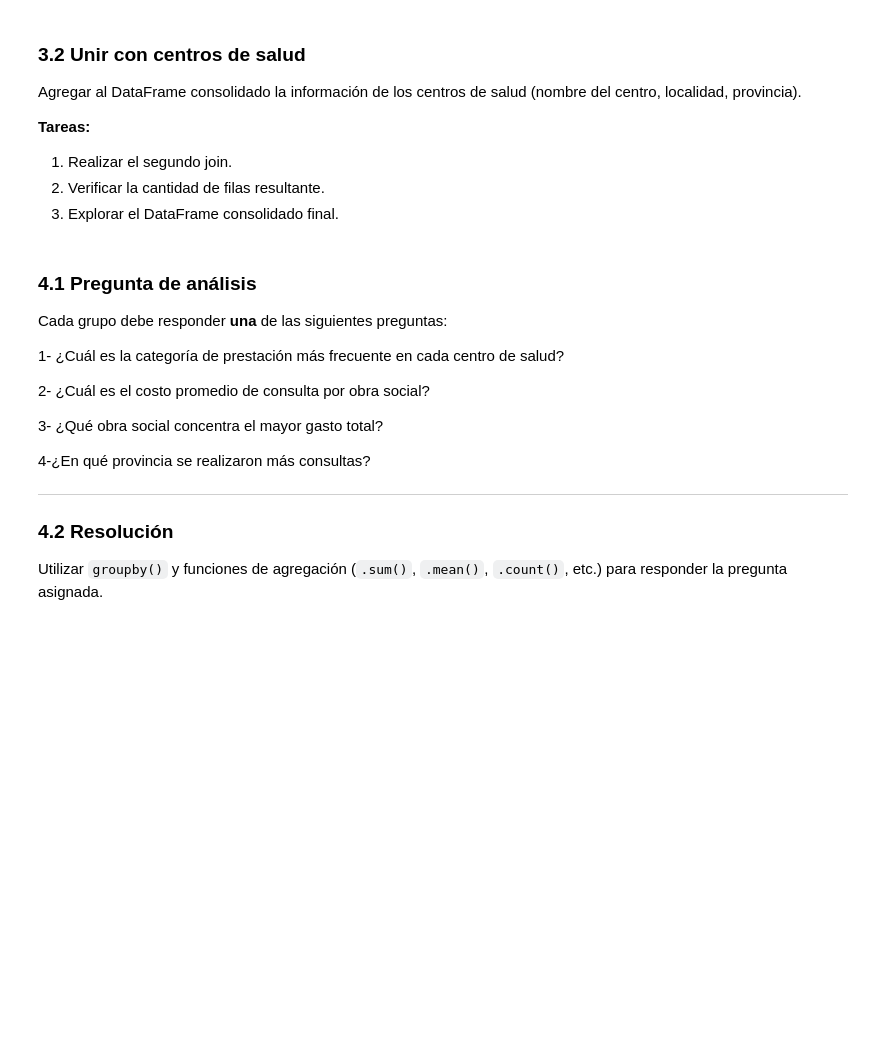
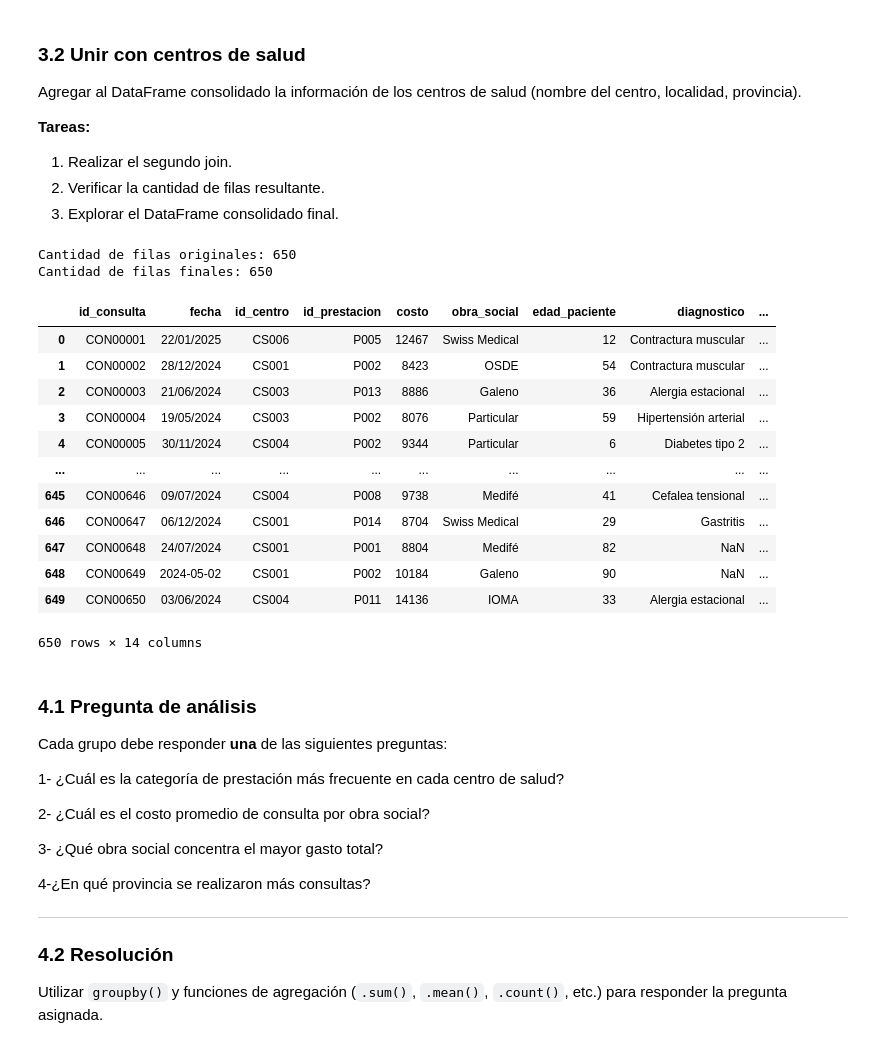
Before and after one commit to baubyte/CienciaDeDatos, a Jupyter notebook: Semana_4/Ejercicios/Taller_centros_de_salud_v3.ipynb, the cells around one changed output. Saved outputs shown, nothing was run; the diff lists cells and outputs as text; code cells hidden in the pictures; blank space fills up the shorter version.

```diff
--- a/Semana_4/Ejercicios/Taller_centros_de_salud_v3.ipynb
+++ b/Semana_4/Ejercicios/Taller_centros_de_salud_v3.ipynb
@@ -243,7 +315,8 @@ Algunos nombres de centros tienen espacios dobles o espacios al inicio/final.
 # %%
 # Limpiar los nombres de centros de salud
 # Sugerencia: investigar .str.strip() y .str.replace() con expresiones regulares
-sucursales['nombre_centro'] = sucursales['nombre_centro'].str.strip().str.replace(' +',' ')
+df_sucursales['nombre_centro'] = df_sucursales['nombre_centro'].str.strip(
+).str.replace(' +', ' ', regex=True)
 # %% [markdown]
 ### 2.3 Diagnóstico de los datos limpios
 
@@ -280,3 +394,5 @@ Agregar al DataFrame consolidado la información de los centros de salud (nombre
 3. Explorar el DataFrame consolidado final.
 # %%
 # Unir con centros de salud
+df_consultas_prestaciones_centros = pd.merge(
+    df_consultas_prestaciones, df_sucursales[['nombre_centro', 'localidad', 'provincia', 'id_centro']], on='id_centro')
@@ -285,3 +399,25 @@ Agregar al DataFrame consolidado la información de los centros de salud (nombre
+# %%
+# Verificar el DataFrame consolidado
+print(f"Cantidad de filas originales: {df_consultas_prestaciones.shape[0]}")
+print( f"Cantidad de filas finales: {df_consultas_prestaciones_centros.shape[0]}")
+
+display(df_consultas_prestaciones_centros)
+# %% [output]
+Cantidad de filas originales: 650
+Cantidad de filas finales: 650
+|  | id_consulta | fecha | id_centro | id_prestacion | costo | obra_social | edad_paciente | diagnostico | ... |
+| 0 | CON00001 | 22/01/2025 | CS006 | P005 | 12467 | Swiss Medical | 12 | Contractura muscular | ... |
+| 1 | CON00002 | 28/12/2024 | CS001 | P002 | 8423 | OSDE | 54 | Contractura muscular | ... |
+| 2 | CON00003 | 21/06/2024 | CS003 | P013 | 8886 | Galeno | 36 | Alergia estacional | ... |
+| 3 | CON00004 | 19/05/2024 | CS003 | P002 | 8076 | Particular | 59 | Hipertensión arterial | ... |
+| 4 | CON00005 | 30/11/2024 | CS004 | P002 | 9344 | Particular | 6 | Diabetes tipo 2 | ... |
+| ... | ... | ... | ... | ... | ... | ... | ... | ... | ... |
+| 645 | CON00646 | 09/07/2024 | CS004 | P008 | 9738 | Medifé | 41 | Cefalea tensional | ... |
+| 646 | CON00647 | 06/12/2024 | CS001 | P014 | 8704 | Swiss Medical | 29 | Gastritis | ... |
+| 647 | CON00648 | 24/07/2024 | CS001 | P001 | 8804 | Medifé | 82 | NaN | ... |
+| 648 | CON00649 | 2024-05-02 | CS001 | P002 | 10184 | Galeno | 90 | NaN | ... |
+| 649 | CON00650 | 03/06/2024 | CS004 | P011 | 14136 | IOMA | 33 | Alergia estacional | ... |
+650 rows × 14 columns
 # %% [markdown]
 
 ### 4.1 Pregunta de análisis
```
Also changed, not shown: parts of 27 cells of this notebook.
